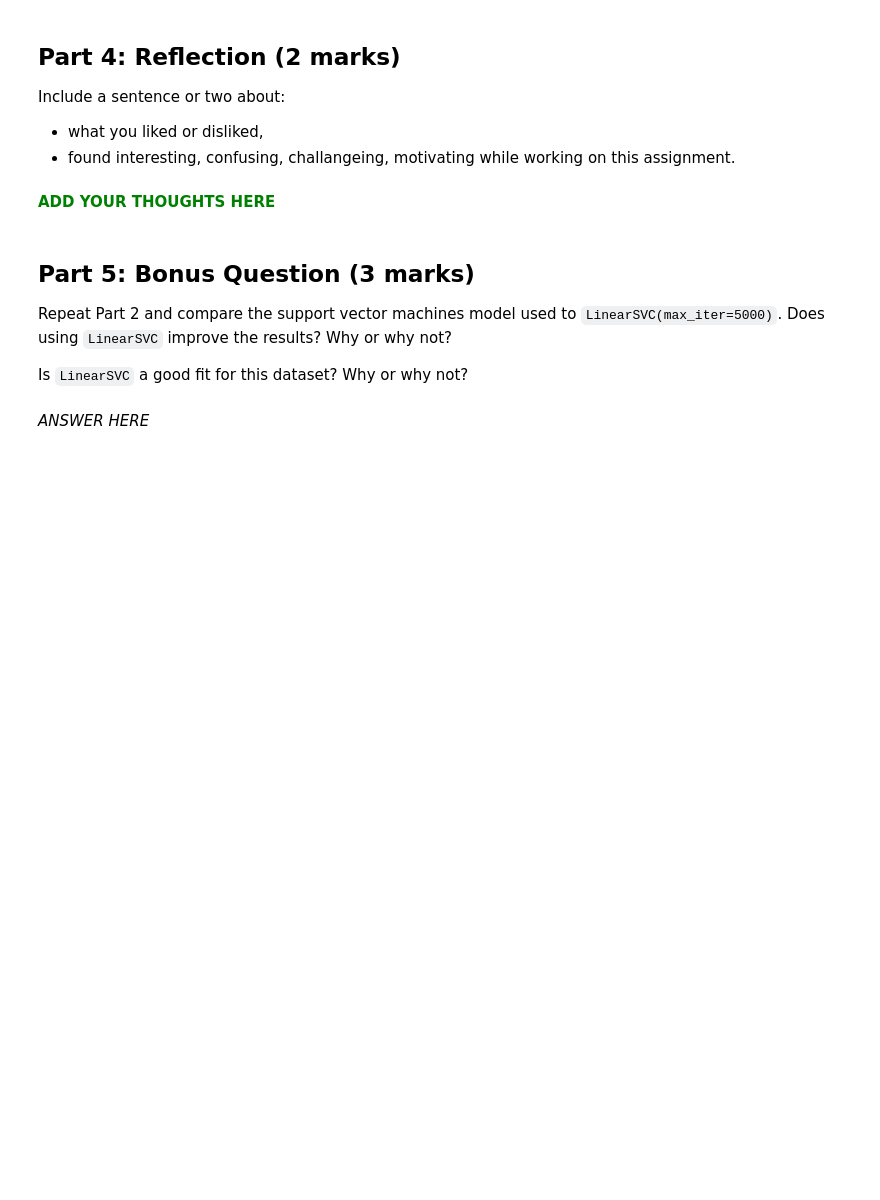
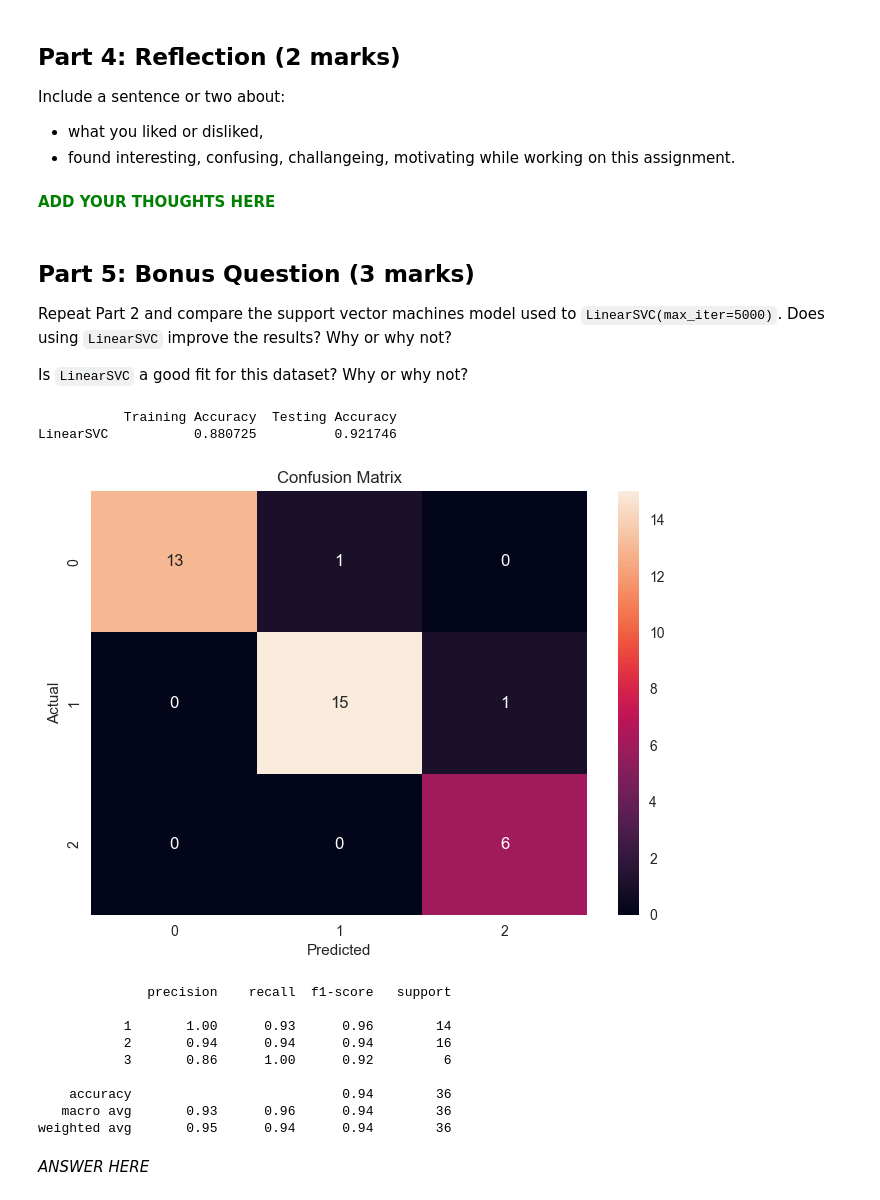
Before and after one commit to Kulaway/ENSF444-Assignment3, a Jupyter notebook: ENSF444_Assignment3.ipynb, the cells around one changed output. Cells and saved outputs as stored; diff of their text form; code cells hidden in the pictures; blank space fills up the shorter version.

```diff
--- a/ENSF444_Assignment3.ipynb
+++ b/ENSF444_Assignment3.ipynb
@@ -363,5 +413,53 @@ Repeat Part 2 and compare the support vector machines model used to `LinearSVC(m
 Is `LinearSVC` a good fit for this dataset? Why or why not?
 # %%
 # TO DO: ADD YOUR CODE HERE
+from sklearn.svm import LinearSVC
+from sklearn.model_selection import cross_validate
+from sklearn.metrics import confusion_matrix
+import seaborn as sns
+from sklearn.model_selection import train_test_split
+from sklearn.metrics import classification_report
+
+model = LinearSVC(random_state = 0, max_iter = 5000)
+
+scores = cross_validate(model, X, y, scoring = 'accuracy', return_train_score=True)
+accuracy_test = scores['test_score'].mean()
+accuracy_train = scores['train_score'].mean()
+
+results = pd.DataFrame({
+        'Training Accuracy': accuracy_train,
+        'Testing Accuracy': accuracy_test},
+        index = ['LinearSVC']
+        )
+
+print(results)
+
+
+X_train, X_test, y_train, y_test = train_test_split(X, y, test_size = 0.2, random_state = 0)
+
+model.fit(X_train, y_train)
+y_pred = model.predict(X_test)
+
+cm = confusion_matrix(y_test, y_pred)
+sns.heatmap(cm, annot=True, fmt='d')
+plt.xlabel('Predicted')
+plt.ylabel('Actual')
+plt.title('Confusion Matrix')
+plt.show()
+
+print(classification_report(y_test, y_pred))
+# %% [output]
+           Training Accuracy  Testing Accuracy
+LinearSVC           0.880725          0.921746
+[figure, added]
+              precision    recall  f1-score   support
+
+           1       1.00      0.93      0.96        14
+           2       0.94      0.94      0.94        16
+           3       0.86      1.00      0.92         6
+
+    accuracy                           0.94        36
+   macro avg       0.93      0.96      0.94        36
+weighted avg       0.95      0.94      0.94        36
 # %% [markdown]
 *ANSWER HERE*
```
Also changed, not shown: parts of 6 cells of this notebook.
